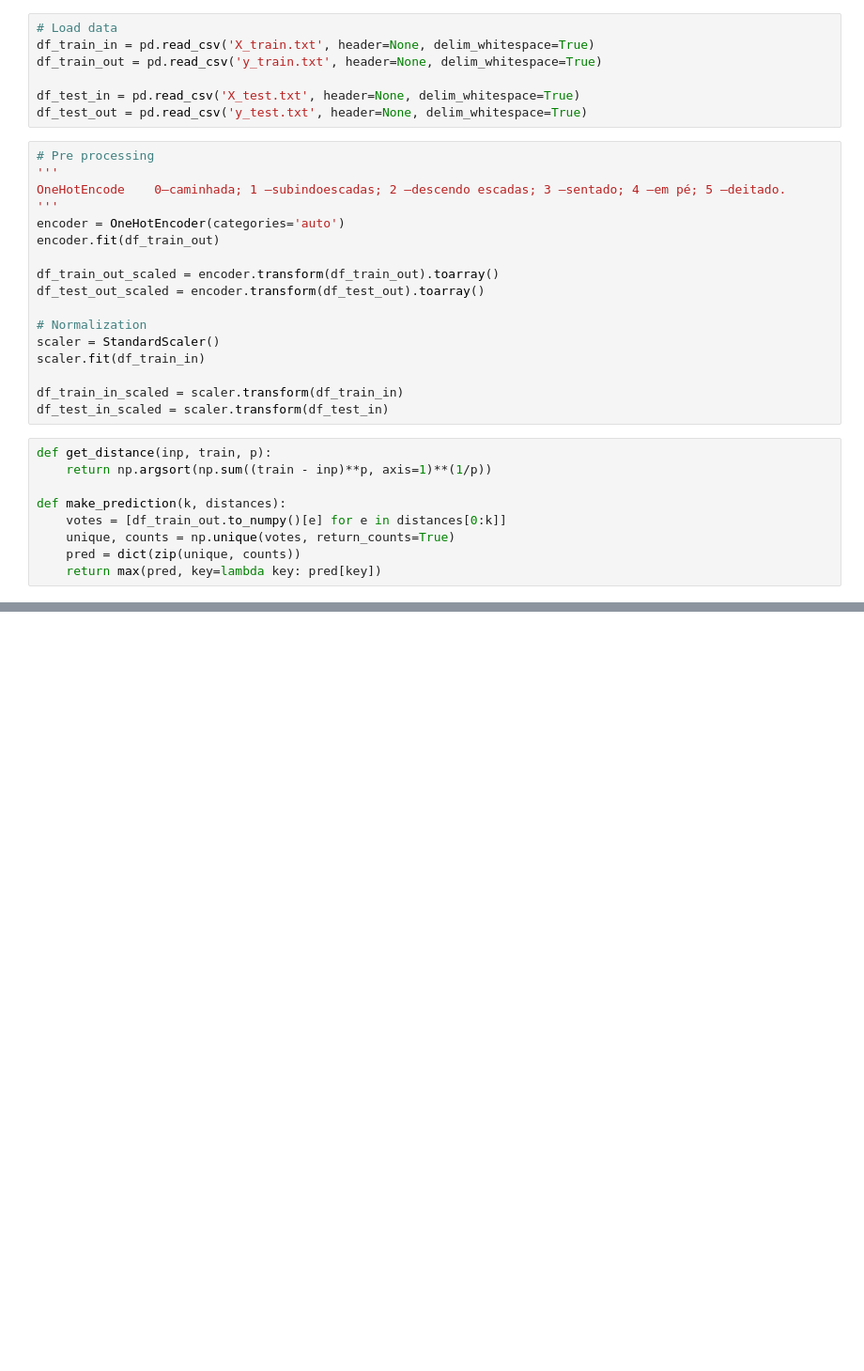
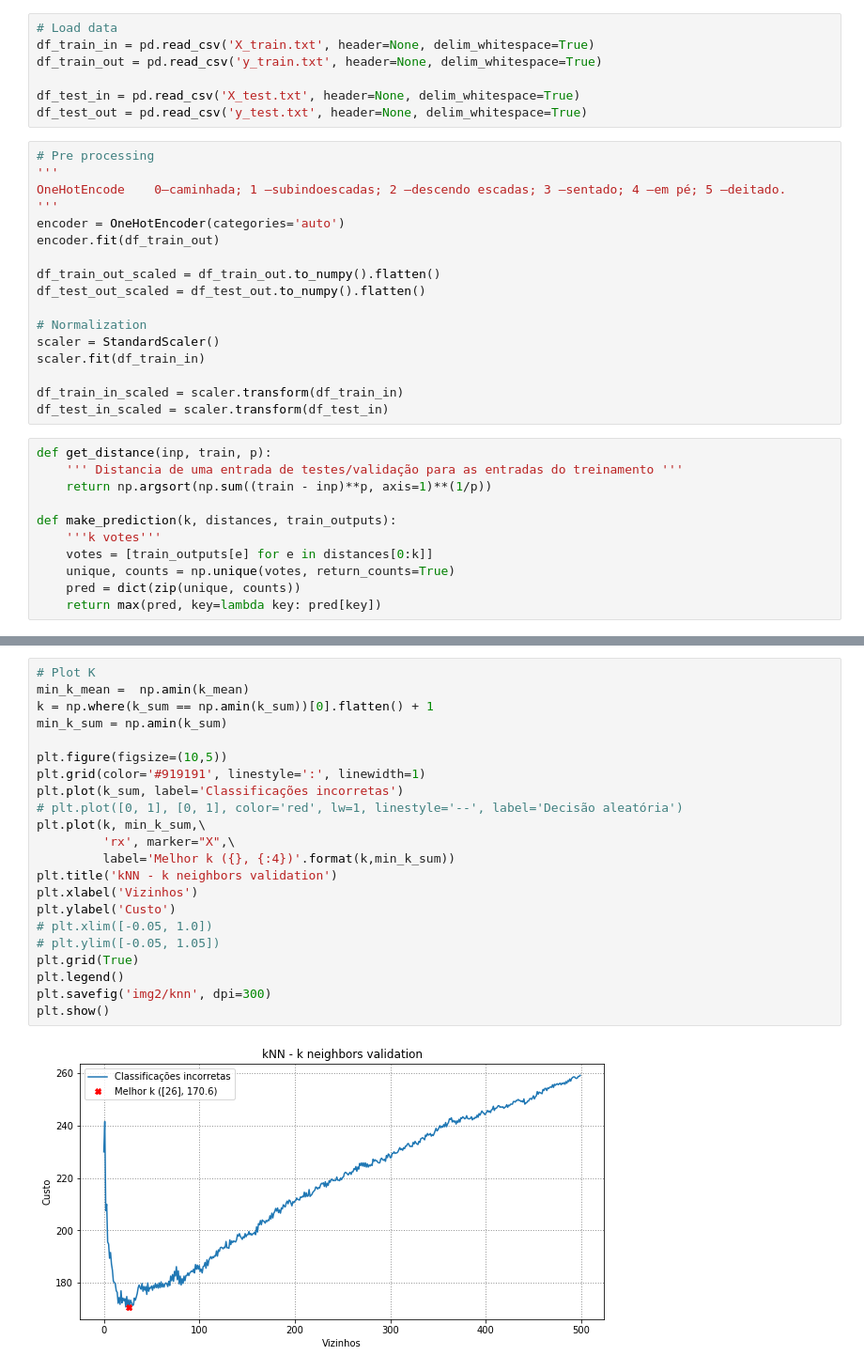
Before and after one commit to carneirofc/IA006, a Jupyter notebook: EFC2/ex02_knn.ipynb, the cells around one changed output, grey strips where cells are left out. Shown at 94% size. Cells and saved outputs as stored; diff of their text form; blank space fills up the shorter version.

```diff
--- a/EFC2/ex02_knn.ipynb
+++ b/EFC2/ex02_knn.ipynb
@@ -29,8 +30,8 @@ OneHotEncode    0–caminhada; 1 –subindoescadas; 2 –descendo escadas; 3 –
 encoder = OneHotEncoder(categories='auto')
 encoder.fit(df_train_out)
 
-df_train_out_scaled = encoder.transform(df_train_out).toarray()
-df_test_out_scaled = encoder.transform(df_test_out).toarray()
+df_train_out_scaled = df_train_out.to_numpy().flatten()
+df_test_out_scaled = df_test_out.to_numpy().flatten()
 
 # Normalization
 scaler = StandardScaler()
@@ -40,10 +41,12 @@ df_train_in_scaled = scaler.transform(df_train_in)
 df_test_in_scaled = scaler.transform(df_test_in)
 # %%
 def get_distance(inp, train, p):
+    ''' Distancia de uma entrada de testes/validação para as entradas do treinamento '''
     return np.argsort(np.sum((train - inp)**p, axis=1)**(1/p))
 
-def make_prediction(k, distances):
-    votes = [df_train_out.to_numpy()[e] for e in distances[0:k]]
+def make_prediction(k, distances, train_outputs):
+    '''k votes'''
+    votes = [train_outputs[e] for e in distances[0:k]]
     unique, counts = np.unique(votes, return_counts=True)
     pred = dict(zip(unique, counts))
     return max(pred, key=lambda key: pred[key])
@@ -49,0 +89,24 @@ def make_prediction(k, distances):
+# %%
+# Plot K
+min_k_mean =  np.amin(k_mean)
+k = np.where(k_sum == np.amin(k_sum))[0].flatten() + 1
+min_k_sum = np.amin(k_sum)
+
+plt.figure(figsize=(10,5))
+plt.grid(color='#919191', linestyle=':', linewidth=1)
+plt.plot(k_sum, label='Classificações incorretas')
+# plt.plot([0, 1], [0, 1], color='red', lw=1, linestyle='--', label='Decisão aleatória')
+plt.plot(k, min_k_sum,\
+         'rx', marker="X",\
+         label='Melhor k ({}, {:4})'.format(k,min_k_sum))
+plt.title('kNN - k neighbors validation')
+plt.xlabel('Vizinhos')
+plt.ylabel('Custo')
+# plt.xlim([-0.05, 1.0])
+# plt.ylim([-0.05, 1.05])
+plt.grid(True)
+plt.legend()
+plt.savefig('img2/knn', dpi=300)
+plt.show()
+# %% [output]
+[figure, added]
```
Also changed, not shown: parts of 8 cells of this notebook, 9 other files.
